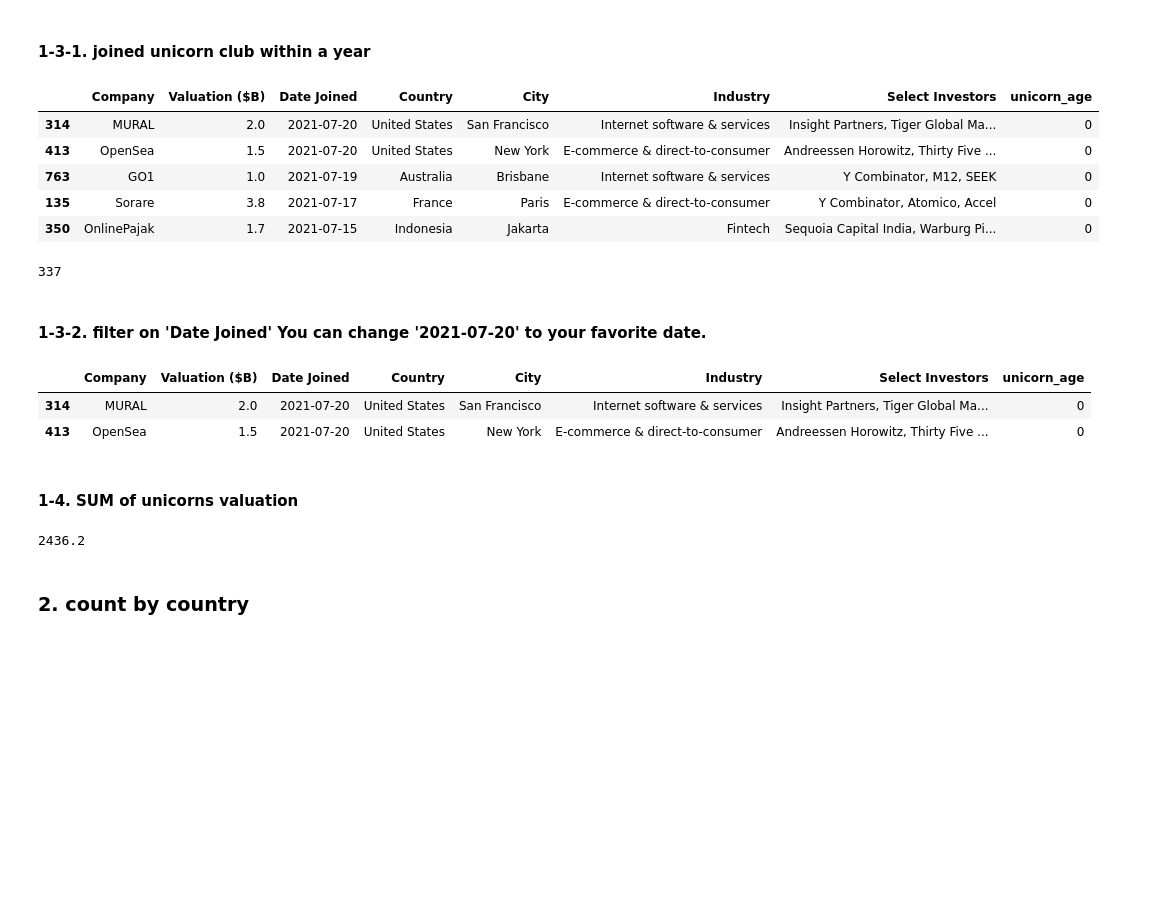
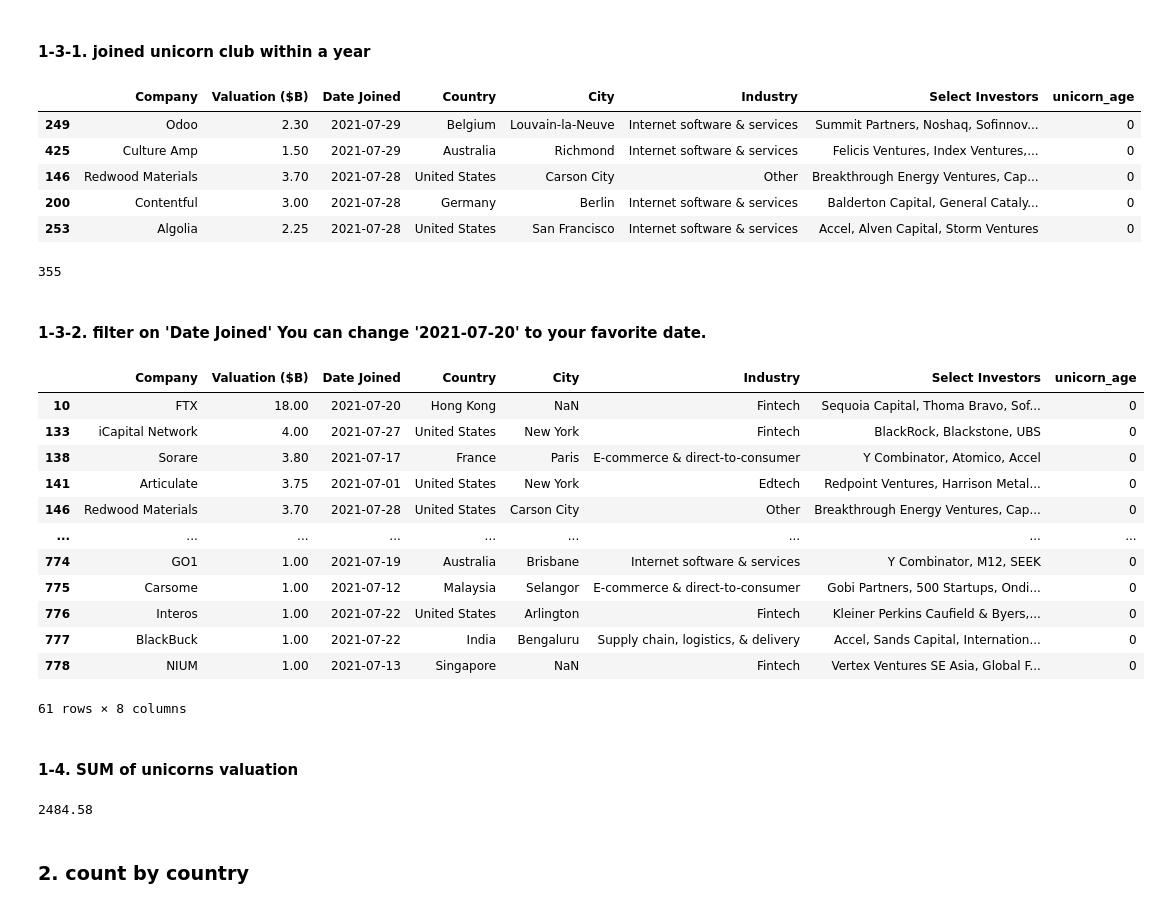
Before and after one commit to Hiromisa/project_unicorn, a Jupyter notebook: project_unicorn.ipynb, the cells around one changed output. Cells and saved outputs as stored; diff of their text form; code cells hidden in the pictures; blank space fills up the shorter version.

```diff
--- a/project_unicorn.ipynb
+++ b/project_unicorn.ipynb
@@ -31,0 +36,2 @@ df['unicorn_age'] = (now.year - df['Date Joined'].dt.year) - ((now.month - df['D
+# %%
+df['Date Joined'] = df['Date Joined'].replace('7/27/202/td>', '7/27/2021')
@@ -80,29 +90,39 @@ df_new = df[df['unicorn_age'] < 1].sort_values(by = 'Date Joined', ascending=Fal
 df_new.head()
 # %% [output]
 |  | Company | Valuation ($B) | Date Joined | Country | City | Industry | Select Investors | unicorn_age |
-| 314 | MURAL | 2.0 | 2021-07-20 | United States | San Francisco | Internet software & services | Insight Partners, Tiger Global Ma... | 0 |
-| 413 | OpenSea | 1.5 | 2021-07-20 | United States | New York | E-commerce & direct-to-consumer | Andreessen Horowitz, Thirty Five ... | 0 |
-| 763 | GO1 | 1.0 | 2021-07-19 | Australia | Brisbane | Internet software & services | Y Combinator, M12, SEEK | 0 |
-| 135 | Sorare | 3.8 | 2021-07-17 | France | Paris | E-commerce & direct-to-consumer | Y Combinator, Atomico, Accel | 0 |
-| 350 | OnlinePajak | 1.7 | 2021-07-15 | Indonesia | Jakarta | Fintech | Sequoia Capital India, Warburg Pi... | 0 |
+| 249 | Odoo | 2.30 | 2021-07-29 | Belgium | Louvain-la-Neuve | Internet software & services | Summit Partners, Noshaq, Sofinnov... | 0 |
+| 425 | Culture Amp | 1.50 | 2021-07-29 | Australia | Richmond | Internet software & services | Felicis Ventures, Index Ventures,... | 0 |
+| 146 | Redwood Materials | 3.70 | 2021-07-28 | United States | Carson City | Other | Breakthrough Energy Ventures, Cap... | 0 |
+| 200 | Contentful | 3.00 | 2021-07-28 | Germany | Berlin | Internet software & services | Balderton Capital, General Cataly... | 0 |
+| 253 | Algolia | 2.25 | 2021-07-28 | United States | San Francisco | Internet software & services | Accel, Alven Capital, Storm Ventures | 0 |
 # %%
 len(df_new)
 # %% [output]
-337
+355
 # %% [markdown]
 #### 1-3-2. filter on 'Date Joined' You can change '2021-07-20' to your favorite date.
 # %%
-df[df['Date Joined'] >= '2021-07-20']
+df[df['Date Joined'] >= '2021-06-20']
 # %% [output]
 |  | Company | Valuation ($B) | Date Joined | Country | City | Industry | Select Investors | unicorn_age |
-| 314 | MURAL | 2.0 | 2021-07-20 | United States | San Francisco | Internet software & services | Insight Partners, Tiger Global Ma... | 0 |
-| 413 | OpenSea | 1.5 | 2021-07-20 | United States | New York | E-commerce & direct-to-consumer | Andreessen Horowitz, Thirty Five ... | 0 |
+| 10 | FTX | 18.00 | 2021-07-20 | Hong Kong | NaN | Fintech | Sequoia Capital, Thoma Bravo, Sof... | 0 |
+| 133 | iCapital Network | 4.00 | 2021-07-27 | United States | New York | Fintech | BlackRock, Blackstone, UBS | 0 |
+| 138 | Sorare | 3.80 | 2021-07-17 | France | Paris | E-commerce & direct-to-consumer | Y Combinator, Atomico, Accel | 0 |
+| 141 | Articulate | 3.75 | 2021-07-01 | United States | New York | Edtech | Redpoint Ventures, Harrison Metal... | 0 |
+| 146 | Redwood Materials | 3.70 | 2021-07-28 | United States | Carson City | Other | Breakthrough Energy Ventures, Cap... | 0 |
+| ... | ... | ... | ... | ... | ... | ... | ... | ... |
+| 774 | GO1 | 1.00 | 2021-07-19 | Australia | Brisbane | Internet software & services | Y Combinator, M12, SEEK | 0 |
+| 775 | Carsome | 1.00 | 2021-07-12 | Malaysia | Selangor | E-commerce & direct-to-consumer | Gobi Partners, 500 Startups, Ondi... | 0 |
+| 776 | Interos | 1.00 | 2021-07-22 | United States | Arlington | Fintech | Kleiner Perkins Caufield & Byers,... | 0 |
+| 777 | BlackBuck | 1.00 | 2021-07-22 | India | Bengaluru | Supply chain, logistics, & delivery | Accel, Sands Capital, Internation... | 0 |
+| 778 | NIUM | 1.00 | 2021-07-13 | Singapore | NaN | Fintech | Vertex Ventures SE Asia, Global F... | 0 |
+61 rows × 8 columns
 # %% [markdown]
 #### 1-4. SUM of unicorns valuation
 # %%
 df['Valuation ($B)'].sum()
 # %% [output]
-2436.2
+2484.58
 # %% [markdown]
 ### 2. count by country
 # %%
```
Also changed, not shown: parts of 24 cells of this notebook.
